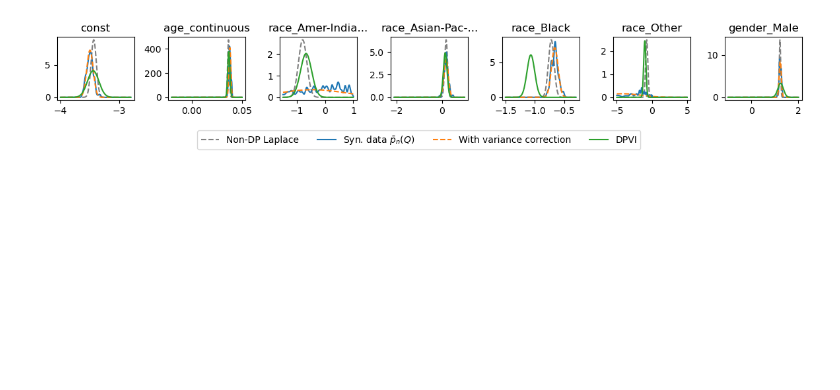
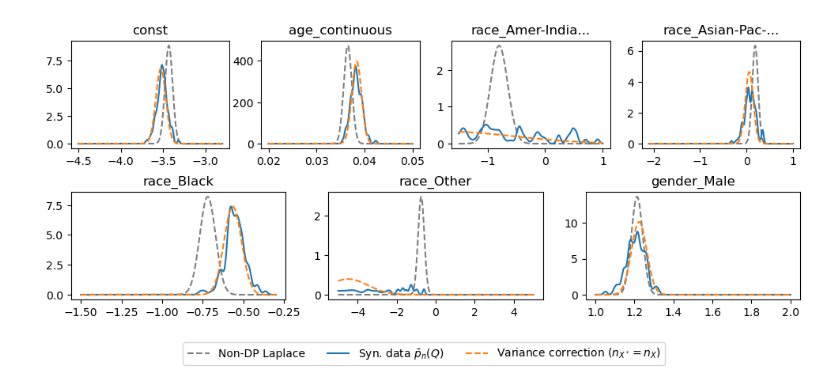
Before and after one commit to DPBayes/NAPSU-MQ-bayesian-downstream-experiments, a Jupyter notebook: workflow/scripts/adult-reduced/report.py.ipynb, the cells around one changed output. Saved outputs shown, nothing was run; the diff lists cells and outputs as text; code cells hidden in the pictures; blank space fills up the shorter version.

```diff
--- a/workflow/scripts/adult-reduced/report.py.ipynb
+++ b/workflow/scripts/adult-reduced/report.py.ipynb
@@ -88,0 +89,5 @@ combined_approximations = [
+# %%
+combined_approximations = [
+    scipystats.norm(loc=mean, scale=var**0.5)
+    for mean, var in variance_correction_posterior_obj["variance_corrected_posterior"]
+]
@@ -89,47 +142,47 @@ combined_approximations = [
 # %%
 nondp_laplace_mean, nondp_laplace_cov = nondp_laplace_approx
 dim = nondp_laplace_mean.shape[0]
-fig, axes = plt.subplots(1, dim, figsize=(1.7 * dim, 1.7))
+fig = plt.figure(figsize=(1.7 * dim, 2.5 * 1.7))
+axes = [
+    fig.add_subplot(2, 4, 1),
+    fig.add_subplot(2, 4, 2),
+    fig.add_subplot(2, 4, 3),
+    fig.add_subplot(2, 4, 4),
+    fig.add_subplot(2, 3, 4),
+    fig.add_subplot(2, 3, 5),
+    fig.add_subplot(2, 3, 6),
+]
 coef_names = ["const"] + real_data_obj["reordered_columns"]
 max_name_len = 15
 coef_names = [name[:max_name_len] + "..." if len(name) > max_name_len else name for name in coef_names]
 xlims = [
-    (-4, -2.8),
-    (-0.02, 0.05),
+    (-4.5, -2.8),
+    (0.02, 0.05),
     (-1.5, 1.0),
     (-2.1, 1.0),
     (-1.5, -0.3),
     (-5, 5),
-    (-1, 2)
+    (1, 2)
 ]
 for i in range(dim):
     ax = axes[i]
     ax.set_title(coef_names[i])
 
     xs = jnp.linspace(xlims[i][0], xlims[i][1], 1000)
 
     mean = nondp_laplace_mean[i]
     std = np.sqrt(nondp_laplace_cov[i, i])
-    # xs = jnp.linspace(-1, 1, 300) * 10 * std + mean
     ax.plot(xs, stats.norm.pdf(xs, loc=mean, scale=std), color="grey", linestyle="dashed", label="Non-DP Laplace")
     ax.plot(xs, laplace_approx_mix_pdf(xs, marginalised_laplace_approxes, i), label=syn_data_name)
-    ax.plot(xs, combined_approximations[i].pdf(xs), linestyle="dashed", label="With variance correction")
-
-    mean = dpvi_posterior[0][i]
-    std = dpvi_posterior[1][i, i]**0.5
-    # xs = jnp.linspace(-1, 1, 300) * 10 * std + mean
-    ax.plot(xs, laplace_approx_mix_pdf(xs, dpvi_posterior, i), label="DPVI")
-
-    # ax.legend()
+    ax.plot(xs, combined_approximations[i].pdf(xs), linestyle="dashed", label="Variance correction ($n_{X^*} = n_X$)")
 
 leg_h, leg_l = axes[0].get_legend_handles_labels()
-# plt.tight_layout()
-fig.legend(leg_h, leg_l, loc="upper center", bbox_to_anchor=(0.5, -0.00), ncol=4)
-plt.tight_layout()
-plt.savefig(figdir + "posteriors.pdf", bbox_inches="tight")
+fig.legend(leg_h, leg_l, loc="upper center", bbox_to_anchor=(0.5, -0.00), ncol=5)
+fig.subplots_adjust(hspace=0.4)
+# plt.savefig(figdir + "posteriors.pdf", bbox_inches="tight")
 plt.show()
 # %% [output]
-[figure, old version]
+[figure, new version]
 # %%
 @jax.jit
 def monte_carlo_posterior_intervals(rng, laplace_approximations, conf_levels, mc_samples=1000):
```
Also changed, not shown: parts of 18 cells of this notebook, 15 other files.
